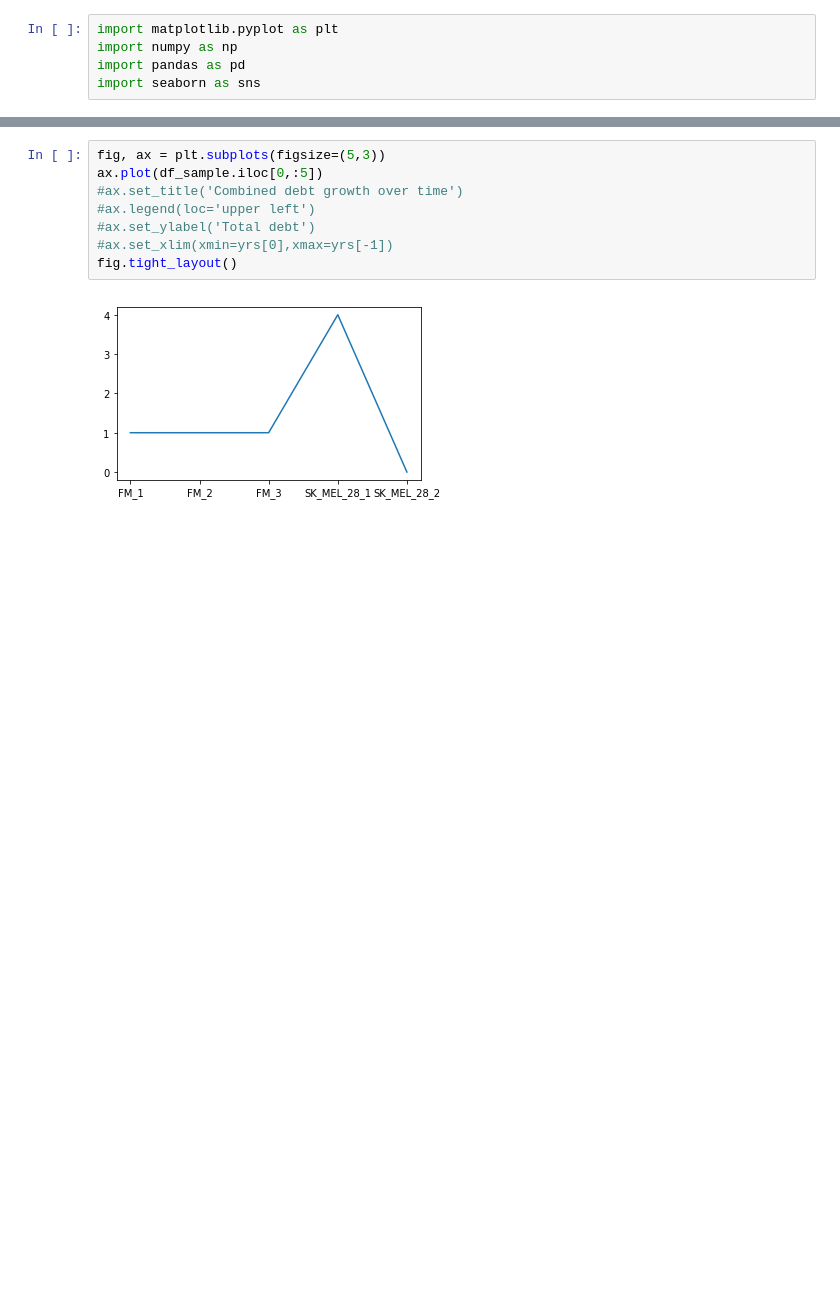
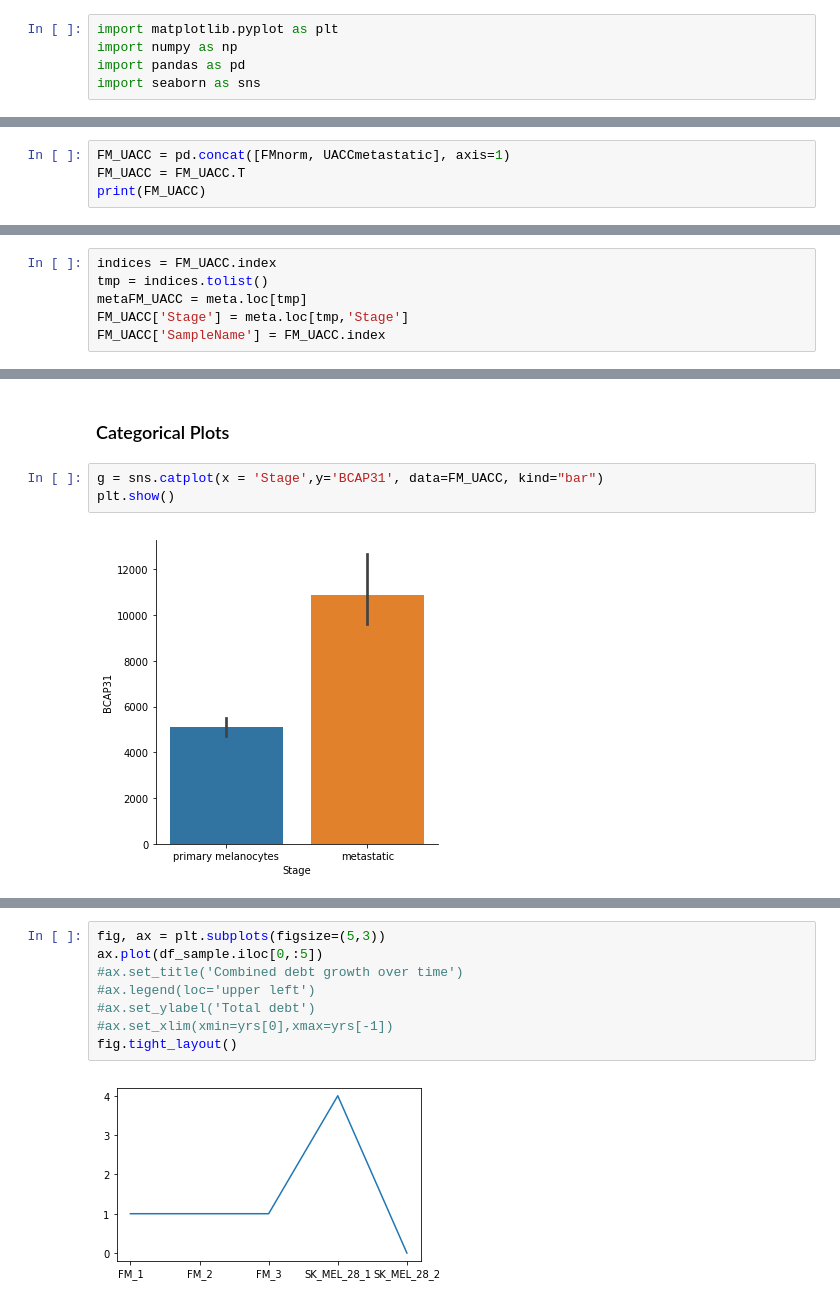
Before and after one commit to shuyima1/PABIO536-BasicPlotting, a Jupyter notebook: PythonPlottingBasics.ipynb, the cells around one changed output, grey strips where cells are left out. Drawn from its saved outputs; the diff is of its cells as text; blank space fills up the shorter version.

```diff
--- a/PythonPlottingBasics.ipynb
+++ b/PythonPlottingBasics.ipynb
@@ -24,0 +130,4 @@ Name: ASPDH, dtype: int64
+# %%
+FM_UACC = pd.concat([FMnorm, UACCmetastatic], axis=1)
+FM_UACC = FM_UACC.T
+print(FM_UACC)
@@ -24,0 +152,6 @@ Name: ASPDH, dtype: int64
+# %%
+indices = FM_UACC.index
+tmp = indices.tolist()
+metaFM_UACC = meta.loc[tmp]
+FM_UACC['Stage'] = meta.loc[tmp,'Stage']
+FM_UACC['SampleName'] = FM_UACC.index
@@ -24,0 +171,7 @@ Name: ASPDH, dtype: int64
+# %% [markdown]
+### Categorical Plots
+# %%
+g = sns.catplot(x = 'Stage',y='BCAP31', data=FM_UACC, kind="bar")
+plt.show()
+# %% [output]
+[figure, added]
```
Also changed, not shown: parts of 18 cells of this notebook.
